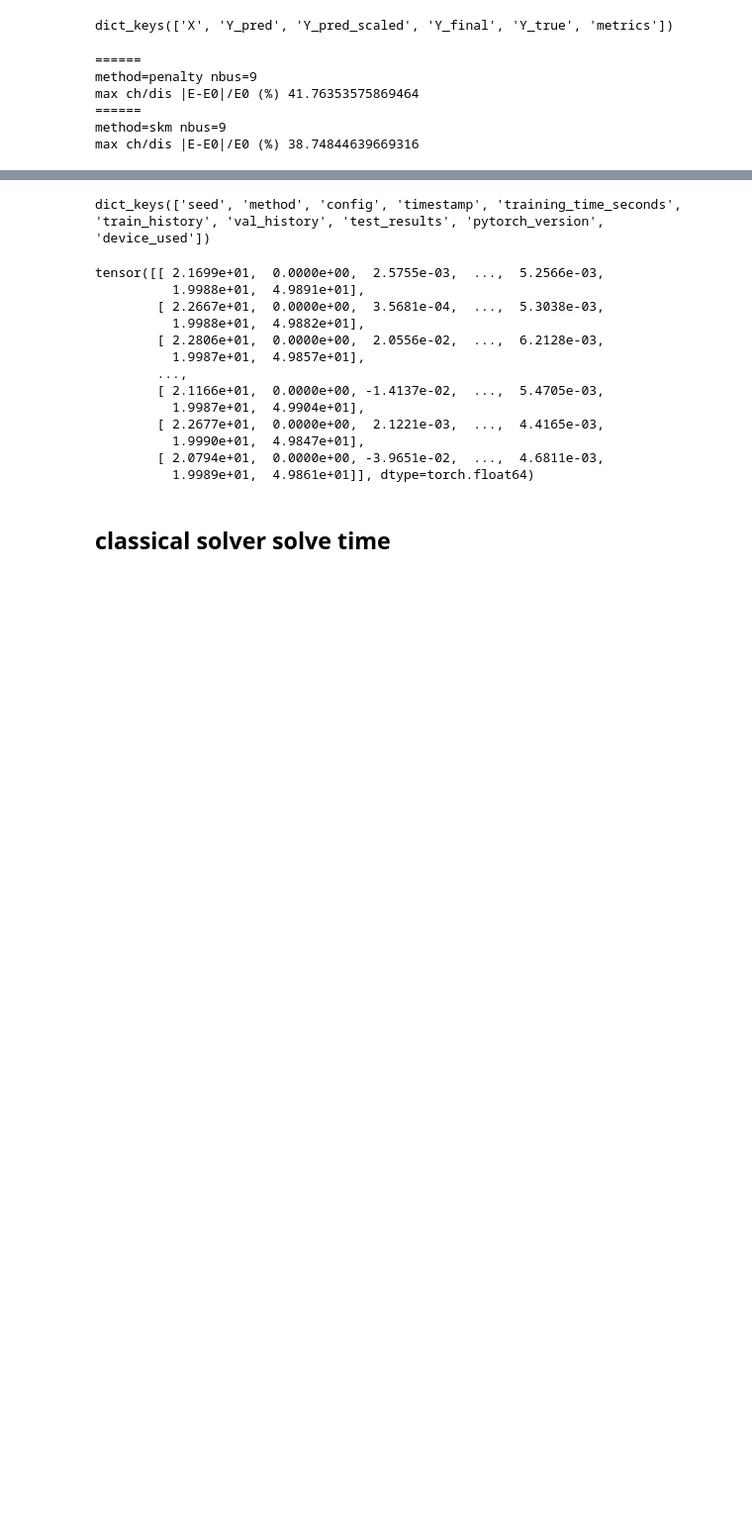
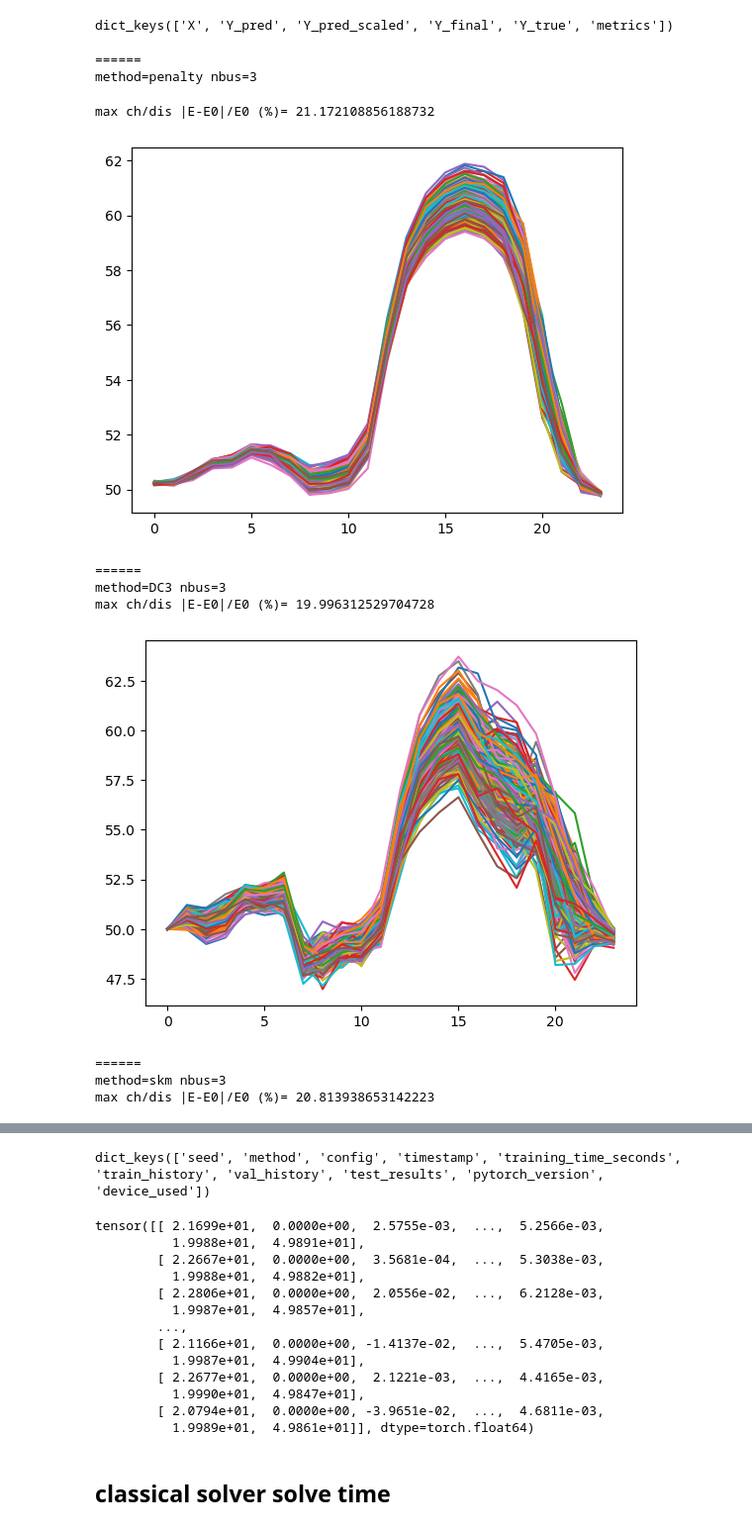
Before and after one commit to a874h/FSNet, a Jupyter notebook: results_GPU/get_results_battery.ipynb, the cells around one changed output, grey strips where cells are left out. Shown at 99% size. Drawn from its saved outputs; the diff is of its cells as text; code cells hidden in the pictures; blank space fills up the shorter version.

Commit message:
added plot

```diff
--- a/results_GPU/get_results_battery.ipynb
+++ b/results_GPU/get_results_battery.ipynb
@@ -28,12 +29,13 @@ def load_results(file_path):
         print(f"Error loading {file_path}: {e}")
         return None
 # %%
-def metric_battery_usage(Y_final,d,nbus=3):
+def metric_battery_usage(Y_final,d,nbus=3,debug=True):
     """
     NB:this type of metric can't be coded in Evaluator
     because it is problem-specific (e.g. would be meaningless for random QP).
     """
-    #
+    warnings.warn('NOT COHERENT WITH inference_plot_compare_classical.py error somewher ???')
+    fig,ax = plt.subplots(1,1)
     if nbus==3:
         #copied from test_cvxpy_3_bus_24hrs_battery_PV.py
         def get_e_batt_idx(t, batt_idx,num_vars_per_period,N_G,N_B,N_BATT):
@@ -47,16 +49,22 @@ def metric_battery_usage(Y_final,d,nbus=3):
         N_BATT = 1 # Number of battery storage units
         T = d['T']
         num_vars_per_period = d['num_vars_per_period']
-        #e_min = d['battery_data'][0]['E_min']# d['L'][_get_idx(0, 'e', N_G_, N_B_, N_BATT_, nvpp)]
-        #e_max = d['battery_data'][0]['E_max']
         e_init = d['battery_data'][0]['E_initial']
         batt_idx=0
         e_batt_k=[]
+        delta_e_max_l = []
         for i in range(Y_final.shape[0]):
             y = Y_final[i,:]
+            e_batt_k=[]
             for t in range(T):
                 e_batt_k_idx =get_e_batt_idx(t, batt_idx,num_vars_per_period,N_G,N_B,N_BATT)
                 e_batt_k.append(  y[e_batt_k_idx] )
+            e_batt_k = np.array(e_batt_k)
+            delta_e_max = 100*np.max(np.abs(e_batt_k-e_init))/e_init
+            delta_e_max_l.append(delta_e_max )
+            if debug: ax.plot(e_batt_k)
+        print('max ch/dis |E-E0|/E0 (%)=',np.mean(delta_e_max_l))
+
     elif nbus==9:
         S_BASE = 100.
         nvpp  = d['num_vars_per_period']
@@ -65,16 +73,23 @@ def metric_battery_usage(Y_final,d,nbus=3):
         N_BATT = d['N_BATT']
         T = d['T']
         e_init = d['battery_data'][0]['E_initial']*S_BASE
-        e_batt_k=[]
+
+        delta_e_max_l = []
         for i in range(Y_final.shape[0]):
             y = Y_final[i,:]
+            e_batt_k=[]
             for t in range(T):
                 e_batt_k_idx  =  _get_idx(t, 'e', N_G, N_B, N_BATT, nvpp)
                 e_batt_k.append(  y[e_batt_k_idx] * S_BASE)
+            e_batt_k = np.array(e_batt_k)
+            delta_e_max = 100*np.max(np.abs(e_batt_k-e_init))/e_init
+            delta_e_max_l.append(delta_e_max )
+            if debug: ax.plot(e_batt_k)
+        print('max ch/dis |E-E0|/E0 (%)=',np.mean(delta_e_max_l))
+
     else:
         raise ValueError
-    e_batt_k = np.array(e_batt_k)
-    print('max ch/dis |E-E0|/E0 (%)',100*np.mean(np.abs(e_batt_k-e_init))/e_init)
+    if debug: plt.show()
 # %%
 method = "penalty"#"DC3"##"FSNet" #
 prob_type = "convex"
@@ -96,32 +111,37 @@ dict_keys(['X', 'Y_pred', 'Y_pred_scaled', 'Y_final', 'Y_true', 'metrics'])
 # %%
 #method = "penalty"#"DC3"##"FSNet" #
 prob_type = "convex"
 prob_name = "qp"
 seed = 2025
 #fname = "Problem-100-50-50-10000"
 #fname = "Problem-360-432-288-10000"
 nbus=3; fname = "Problem-192-238-120-10000"; method_l = ["penalty", "DC3", "skm"]
-nbus=9;fname = "Problem-360-432-288-10000"; method_l = ["penalty",  "skm"]
+#nbus=9;fname = "Problem-360-432-288-10000"; method_l = ["penalty",  "skm"]
 #dir_path = f"{prob_type}/{prob_name}/{prob_name.upper()}Problem-100-50-50-10000/MLP_{method}/results_seed{seed}.pkl"
 #dir_path = f"{prob_type}/{prob_name}/{prob_name.upper()}Problem-192-238-120-1000/MLP_{method}/results_seed{seed}.pkl"
 
 
 for method in method_l:
         dir_path = f"{prob_type}/{prob_name}/{prob_name.upper()}{fname}/MLP_{method}/results_seed{seed}.pkl"
         results = load_results(dir_path)
         Y_final = results['test_results']['detailed_results_all_batch_sizes'][256][0]['Y_final']
 
         if nbus==3:
                 d = create_certes_case_3bus()
                 #plot(results,d) # new function
         elif nbus==9:
                 d= create_certes_case_9bus(noise_demand=None, noise_pv_gen=None)
         print('======\nmethod={} nbus={}'.format(method,nbus))
         metric_battery_usage(Y_final,d,nbus=nbus)
 # %% [output]
 ======
-method=penalty nbus=9
-max ch/dis |E-E0|/E0 (%) 41.76353575869464
-======
-method=skm nbus=9
-max ch/dis |E-E0|/E0 (%) 38.74844639669316
+method=penalty nbus=3
+max ch/dis |E-E0|/E0 (%)= 21.172108856188732
+[figure, added]
+======
+method=DC3 nbus=3
+max ch/dis |E-E0|/E0 (%)= 19.996312529704728
+[figure, added]
+======
+method=skm nbus=3
+max ch/dis |E-E0|/E0 (%)= 20.813938653142223
```
Also changed, not shown: parts of 2 cells of this notebook, 1 other file.
